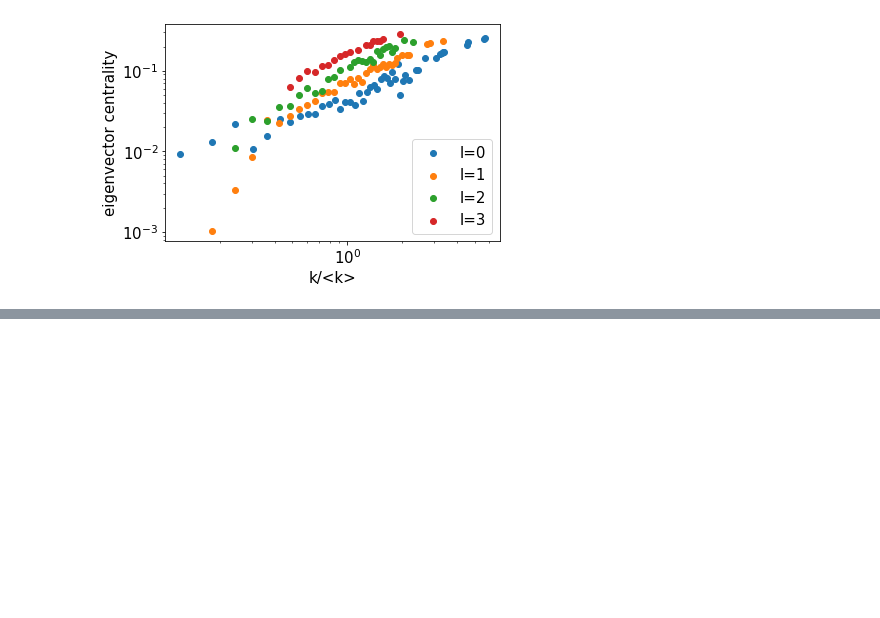
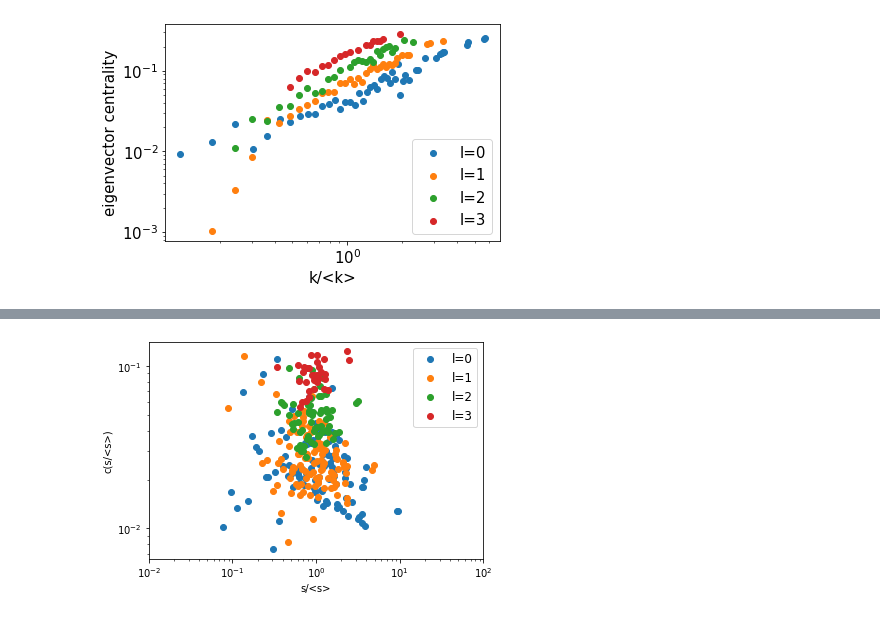
Before and after one commit to matheusloures42/renormalization-simplicial-complexes, a Jupyter notebook: c_elegans.ipynb, the cells around one changed output, grey strips where cells are left out. Cells and saved outputs as stored; diff of their text form; code cells hidden in the pictures; blank space fills up the shorter version.

```diff
--- a/c_elegans.ipynb
+++ b/c_elegans.ipynb
@@ -228,0 +254,7 @@ eigenvector_centrality_x_kl(G3_rep,lb='l=3')
+# %%
+clustering_per_sl(Gw,'l=0')
+clustering_per_sl(G1w,'l=1')
+clustering_per_sl(G2w,'l=2')
+clustering_per_sl(G3w,'l=3')
+# %% [output]
+[figure, added]
```
Also changed, not shown: parts of 7 cells of this notebook, 2 other files.
